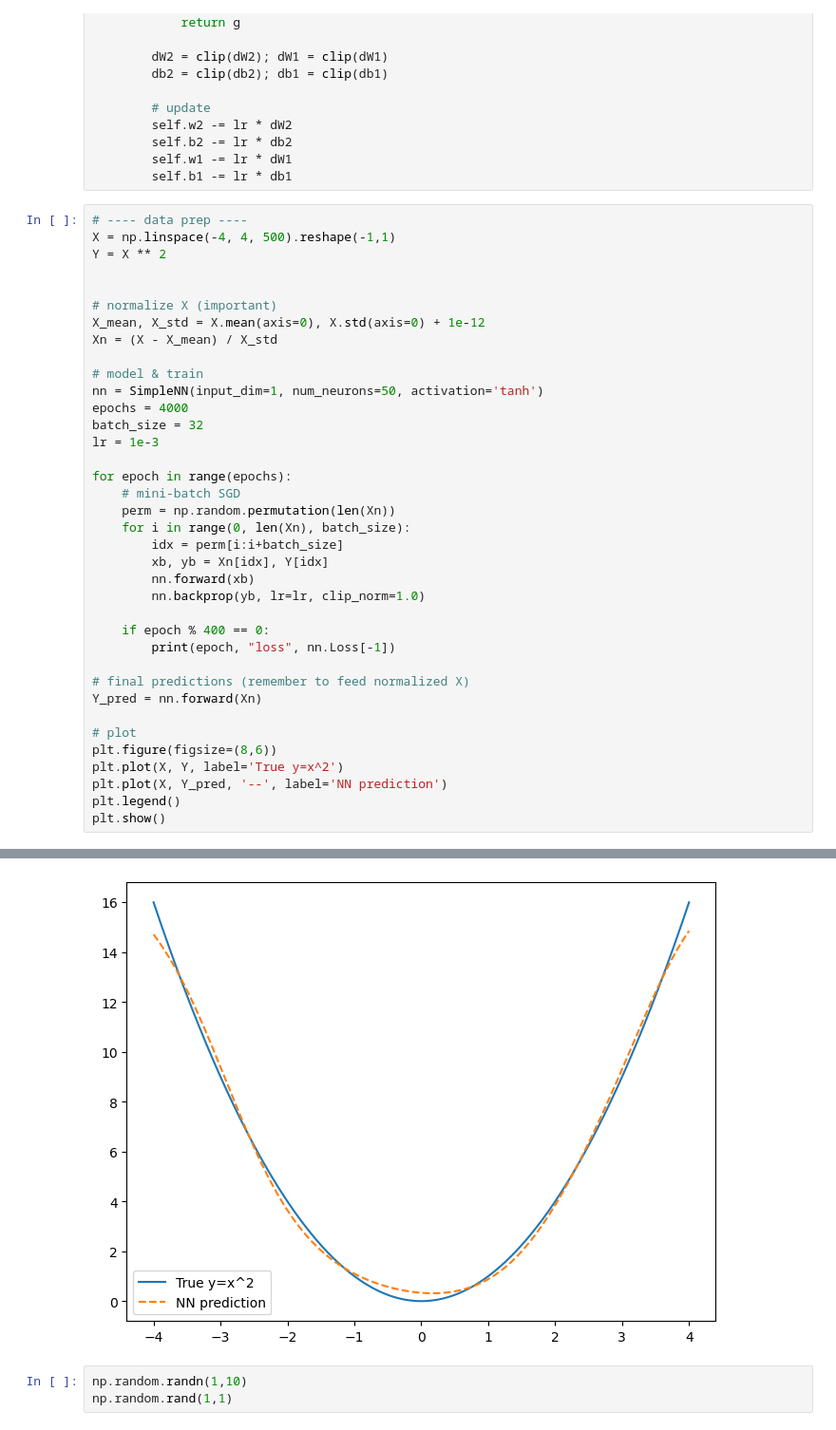
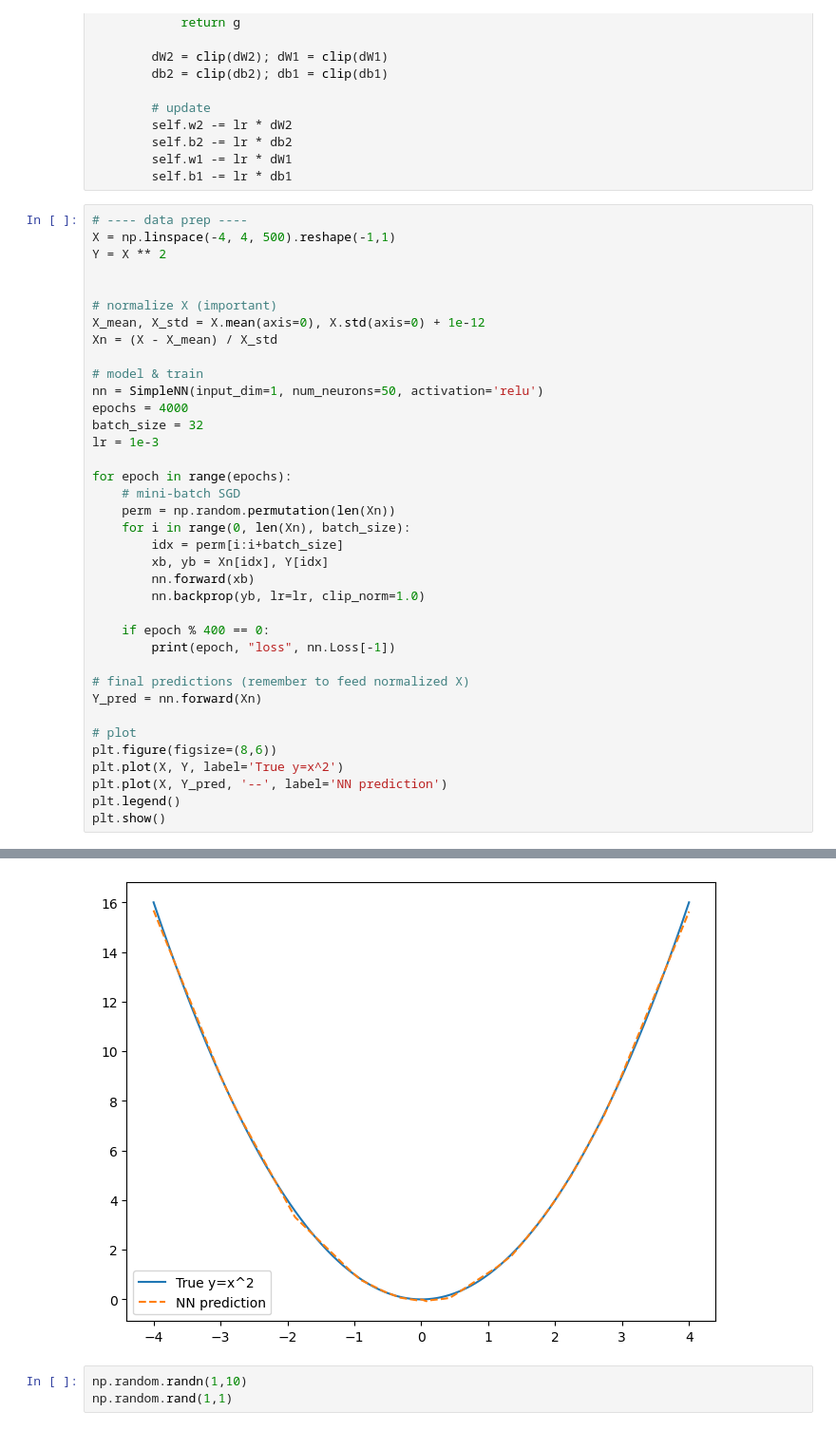
Before and after one commit to Khesorw/neural_network_from_scratch, a Jupyter notebook: feed.ipynb, the cells around one changed output, grey strips where cells are left out. Shown at 95% size. Cells and saved outputs as stored; diff of their text form.

```diff
--- a/feed.ipynb
+++ b/feed.ipynb
@@ -462,7 +433,7 @@ X_mean, X_std = X.mean(axis=0), X.std(axis=0) + 1e-12
 Xn = (X - X_mean) / X_std
 
 # model & train
-nn = SimpleNN(input_dim=1, num_neurons=50, activation='tanh')
+nn = SimpleNN(input_dim=1, num_neurons=50, activation='relu')
 epochs = 4000
 batch_size = 32
 lr = 1e-3
@@ -502,4 +473,4 @@ plt.show()
-[figure, old version]
+[figure, new version]
 # %%
 np.random.randn(1,10)
 np.random.rand(1,1)
```
Also changed, not shown: parts of 7 cells of this notebook, 1 other file.
